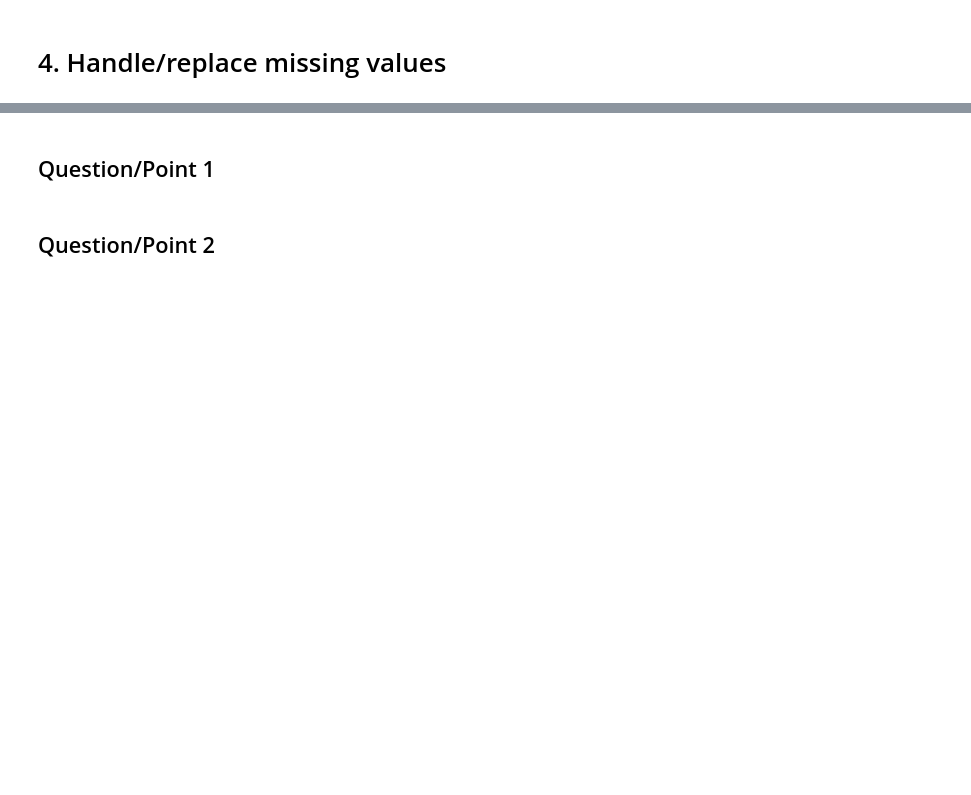
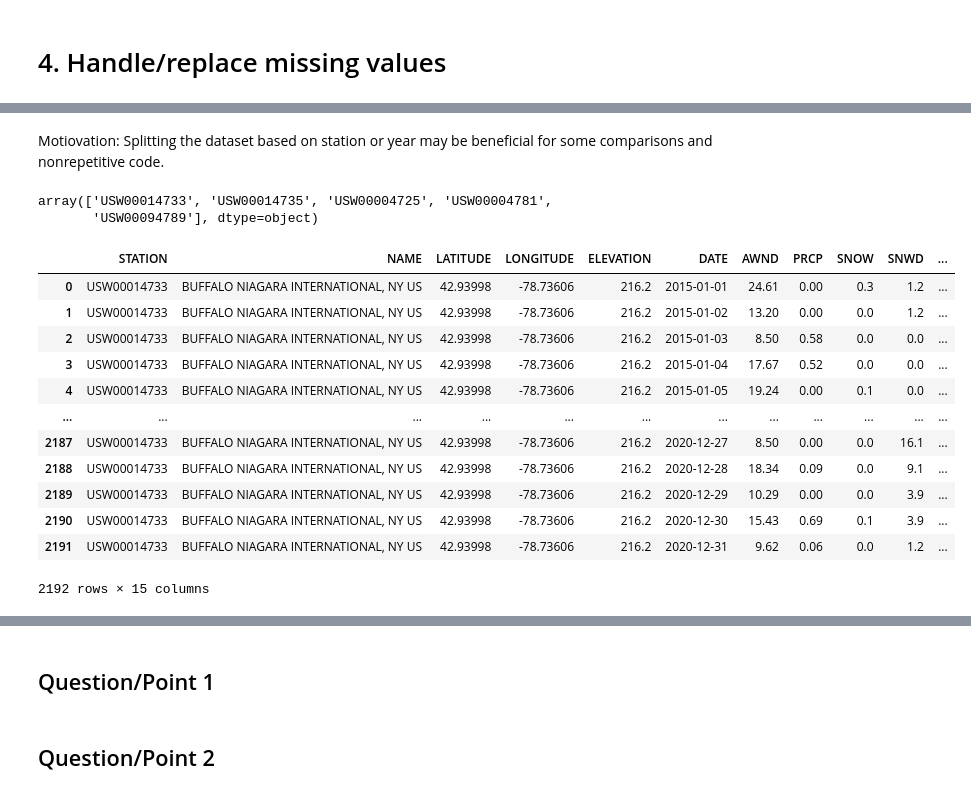
Before and after one commit to Alex-Kamenev/Weather_Data_EDA_2015_2020, a Jupyter notebook: Weather_Project.ipynb, the cells around one changed output, grey strips where cells are left out. Saved outputs shown, nothing was run; the diff lists cells and outputs as text; code cells hidden in the pictures; blank space fills up the shorter version.

```diff
--- a/Weather_Project.ipynb
+++ b/Weather_Project.ipynb
@@ -51,0 +263,3 @@ dtype: int64
+# %% [markdown]
+Motiovation:
+Splitting the dataset based on station or year may be beneficial for some comparisons and nonrepetitive code.
@@ -51,0 +271,5 @@ dtype: int64
+# %%
+list_of_stations
+# %% [output]
+array(['USW00014733', 'USW00014735', 'USW00004725', 'USW00004781',
+       'USW00094789'], dtype=object)
@@ -51,0 +278,16 @@ dtype: int64
+# %%
+df_0
+# %% [output]
+|  | STATION | NAME | LATITUDE | LONGITUDE | ELEVATION | DATE | AWND | PRCP | SNOW | SNWD | ... |
+| 0 | USW00014733 | BUFFALO NIAGARA INTERNATIONAL, NY US | 42.93998 | -78.73606 | 216.2 | 2015-01-01 | 24.61 | 0.00 | 0.3 | 1.2 | ... |
+| 1 | USW00014733 | BUFFALO NIAGARA INTERNATIONAL, NY US | 42.93998 | -78.73606 | 216.2 | 2015-01-02 | 13.20 | 0.00 | 0.0 | 1.2 | ... |
+| 2 | USW00014733 | BUFFALO NIAGARA INTERNATIONAL, NY US | 42.93998 | -78.73606 | 216.2 | 2015-01-03 | 8.50 | 0.58 | 0.0 | 0.0 | ... |
+| 3 | USW00014733 | BUFFALO NIAGARA INTERNATIONAL, NY US | 42.93998 | -78.73606 | 216.2 | 2015-01-04 | 17.67 | 0.52 | 0.0 | 0.0 | ... |
+| 4 | USW00014733 | BUFFALO NIAGARA INTERNATIONAL, NY US | 42.93998 | -78.73606 | 216.2 | 2015-01-05 | 19.24 | 0.00 | 0.1 | 0.0 | ... |
+| ... | ... | ... | ... | ... | ... | ... | ... | ... | ... | ... | ... |
+| 2187 | USW00014733 | BUFFALO NIAGARA INTERNATIONAL, NY US | 42.93998 | -78.73606 | 216.2 | 2020-12-27 | 8.50 | 0.00 | 0.0 | 16.1 | ... |
+| 2188 | USW00014733 | BUFFALO NIAGARA INTERNATIONAL, NY US | 42.93998 | -78.73606 | 216.2 | 2020-12-28 | 18.34 | 0.09 | 0.0 | 9.1 | ... |
+| 2189 | USW00014733 | BUFFALO NIAGARA INTERNATIONAL, NY US | 42.93998 | -78.73606 | 216.2 | 2020-12-29 | 10.29 | 0.00 | 0.0 | 3.9 | ... |
+| 2190 | USW00014733 | BUFFALO NIAGARA INTERNATIONAL, NY US | 42.93998 | -78.73606 | 216.2 | 2020-12-30 | 15.43 | 0.69 | 0.1 | 3.9 | ... |
+| 2191 | USW00014733 | BUFFALO NIAGARA INTERNATIONAL, NY US | 42.93998 | -78.73606 | 216.2 | 2020-12-31 | 9.62 | 0.06 | 0.0 | 1.2 | ... |
+2192 rows × 15 columns
```
Also changed, not shown: parts of 36 cells of this notebook, 2 other files.
